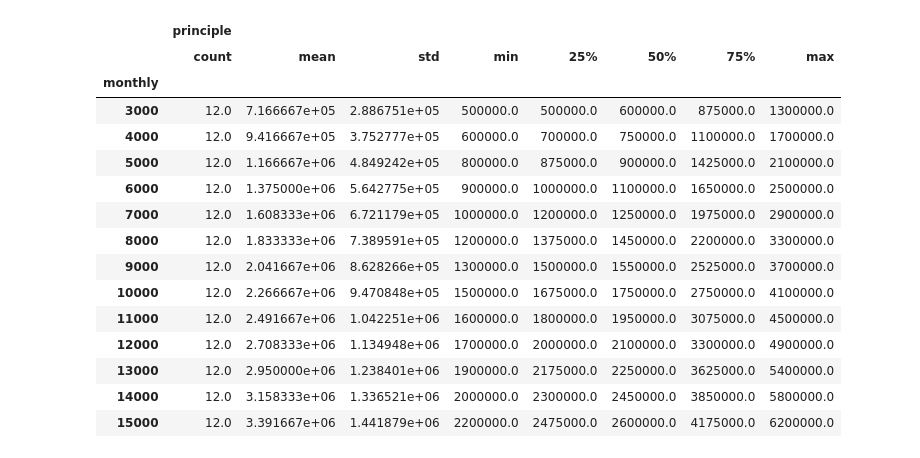
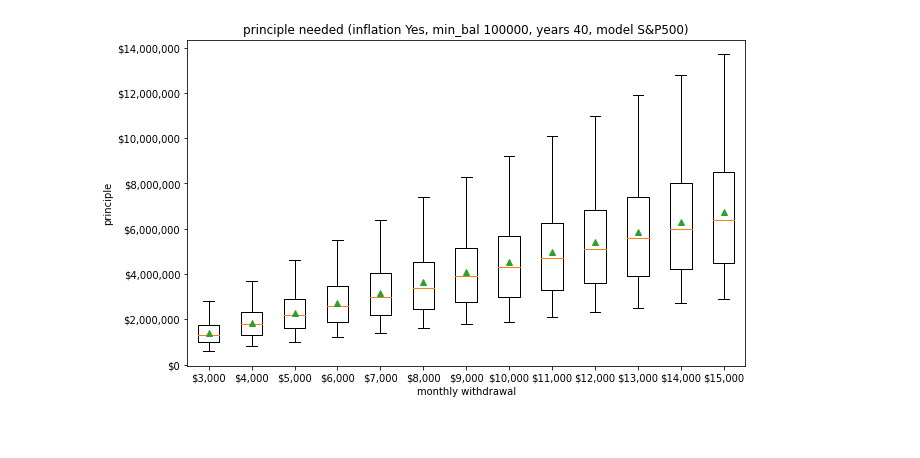
Before and after one commit to djemec/notebooks, a Jupyter notebook: dumb_fin_modeling.ipynb, the cells around one changed output. Cells and saved outputs as stored; diff of their text form; code cells hidden in the pictures; blank space fills up the shorter version.

```diff
--- a/dumb_fin_modeling.ipynb
+++ b/dumb_fin_modeling.ipynb
@@ -175,0 +142,13 @@ dtype: object
+# %%
+def only_survived():
+    survive_df = result_df[result_df.survive]
+    survive_df= survive_df.astype({'start_date': object,
+                                   'principle': int,
+                                   'monthly': int,
+                                   'months_survive': int,
+                                   'survive': bool})
+    return survive_df
+# %%
+%%time
+run_model()
+sdf = only_survived()
@@ -175,0 +189,23 @@ dtype: object
+# %%
+inf_text = 'Yes' if INFLATION_ON else 'No'
+title = f'principle needed (inflation {inf_text}, min_bal {min_amount_tolerable}, years {MAX_YEARS}, model {default_model})'
+x_l = 'monthly withdrawal'
+y_l = 'principle'
+
+unique_monthly = sdf.monthly.unique()
+data =[list(sdf[sdf['monthly'] == i].principle) for i in unique_monthly]
+fig, ax = plt.subplots()
+
+fig.set_size_inches(10, 6)
+ax.set_title(title)
+ax.boxplot(data, showmeans=True)
+ax.set_xticklabels(['${:,}'.format(x) for x in unique_monthly])
+ax.yaxis.set_major_formatter('${x:,.0f}')
+ax.set_ylabel(y_l)
+ax.set_xlabel(x_l)
+
+r
+
+plt.show()
+# %% [output]
+[figure, added]
@@ -176,19 +214,2 @@ dtype: object
 # %%
-survive_df[['principle','monthly']].astype('int').groupby('monthly').describe()
+sdf2 = sdf[['principle','monthly']].groupby('monthly').describe()
-# %% [output]
-|  | principle |  |  |  |  |  |  |  |
-|  | count | mean | std | min | 25% | 50% | 75% | max |
-| monthly |  |  |  |  |  |  |  |  |
-| 3000 | 12.0 | 7.166667e+05 | 2.886751e+05 | 500000.0 | 500000.0 | 600000.0 | 875000.0 | 1300000.0 |
-| 4000 | 12.0 | 9.416667e+05 | 3.752777e+05 | 600000.0 | 700000.0 | 750000.0 | 1100000.0 | 1700000.0 |
-| 5000 | 12.0 | 1.166667e+06 | 4.849242e+05 | 800000.0 | 875000.0 | 900000.0 | 1425000.0 | 2100000.0 |
-| 6000 | 12.0 | 1.375000e+06 | 5.642775e+05 | 900000.0 | 1000000.0 | 1100000.0 | 1650000.0 | 2500000.0 |
-| 7000 | 12.0 | 1.608333e+06 | 6.721179e+05 | 1000000.0 | 1200000.0 | 1250000.0 | 1975000.0 | 2900000.0 |
-| 8000 | 12.0 | 1.833333e+06 | 7.389591e+05 | 1200000.0 | 1375000.0 | 1450000.0 | 2200000.0 | 3300000.0 |
-| 9000 | 12.0 | 2.041667e+06 | 8.628266e+05 | 1300000.0 | 1500000.0 | 1550000.0 | 2525000.0 | 3700000.0 |
-| 10000 | 12.0 | 2.266667e+06 | 9.470848e+05 | 1500000.0 | 1675000.0 | 1750000.0 | 2750000.0 | 4100000.0 |
-| 11000 | 12.0 | 2.491667e+06 | 1.042251e+06 | 1600000.0 | 1800000.0 | 1950000.0 | 3075000.0 | 4500000.0 |
-| 12000 | 12.0 | 2.708333e+06 | 1.134948e+06 | 1700000.0 | 2000000.0 | 2100000.0 | 3300000.0 | 4900000.0 |
-| 13000 | 12.0 | 2.950000e+06 | 1.238401e+06 | 1900000.0 | 2175000.0 | 2250000.0 | 3625000.0 | 5400000.0 |
-| 14000 | 12.0 | 3.158333e+06 | 1.336521e+06 | 2000000.0 | 2300000.0 | 2450000.0 | 3850000.0 | 5800000.0 |
-| 15000 | 12.0 | 3.391667e+06 | 1.441879e+06 | 2200000.0 | 2475000.0 | 2600000.0 | 4175000.0 | 6200000.0 |
```
Also changed, not shown: parts of 10 cells of this notebook.
